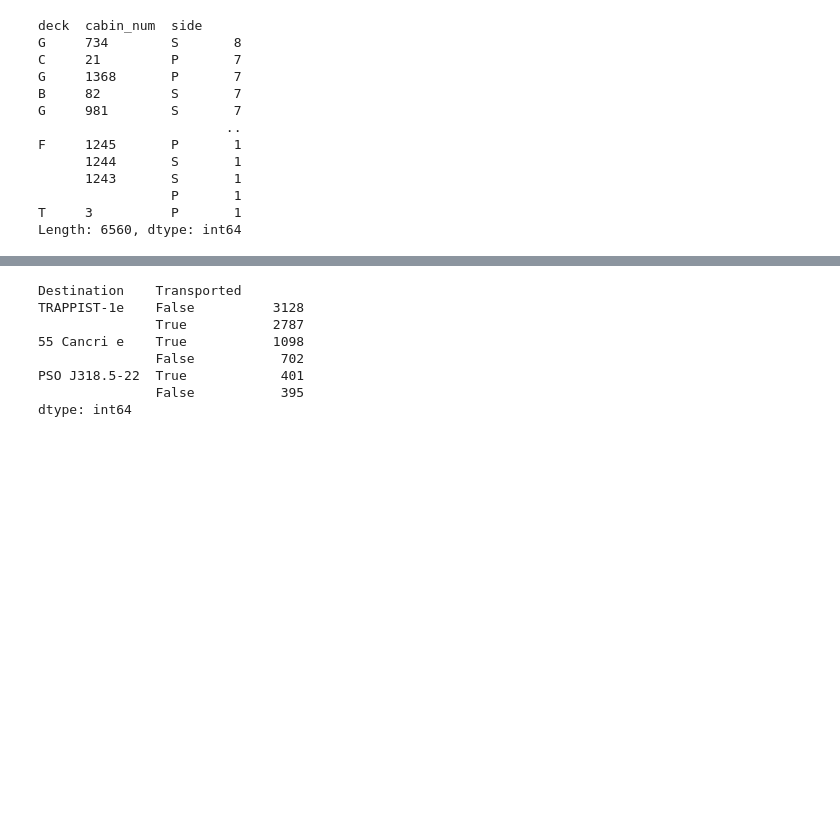
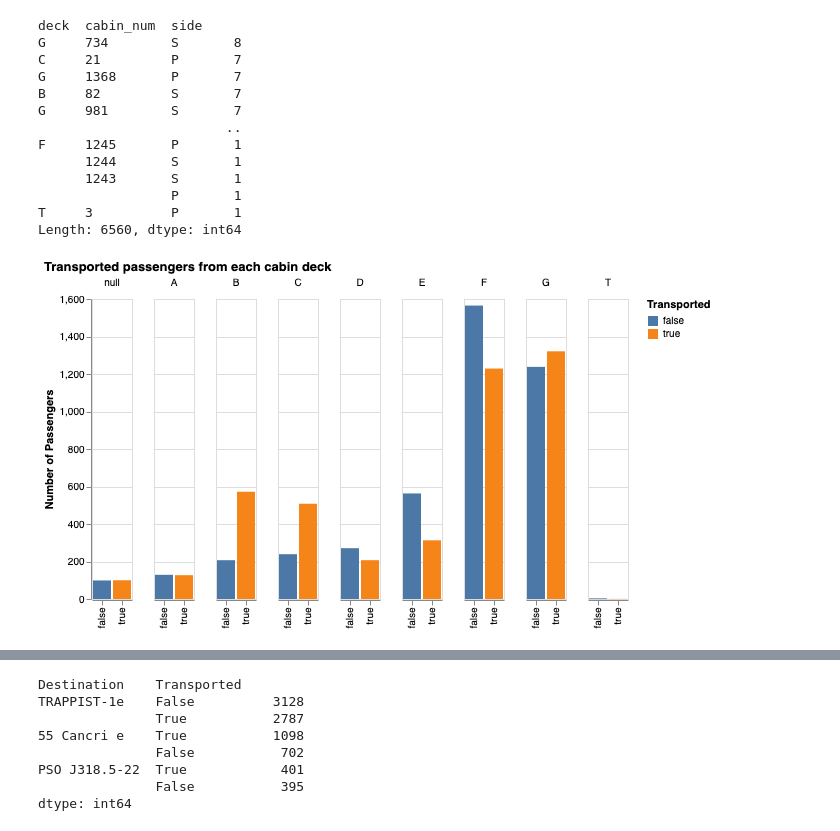
Before and after one commit to hcwang24/space_titanic, a Jupyter notebook: initial_analysis.ipynb, the cells around one changed output, grey strips where cells are left out. Cells and saved outputs as stored; diff of their text form; code cells hidden in the pictures; blank space fills up the shorter version.

```diff
--- a/initial_analysis.ipynb
+++ b/initial_analysis.ipynb
@@ -180,0 +194,14 @@ Length: 6560, dtype: int64
+# %%
+# There seems to be more tranported passengers from deck B and C.
+
+alt.Chart(
+    train_df[["Deck", "Transported"]],
+    title="Transported passengers from each cabin deck",
+).mark_bar().encode(
+    x=alt.X("Transported:N", title=""),
+    y=alt.Y("count()", title="Number of Passengers"),
+    color=alt.Color("Transported:N"),
+    column=alt.Column("Deck:N", title=""),
+)
+# %% [output]
+[figure, added]
```
Also changed, not shown: parts of 10 cells of this notebook.
